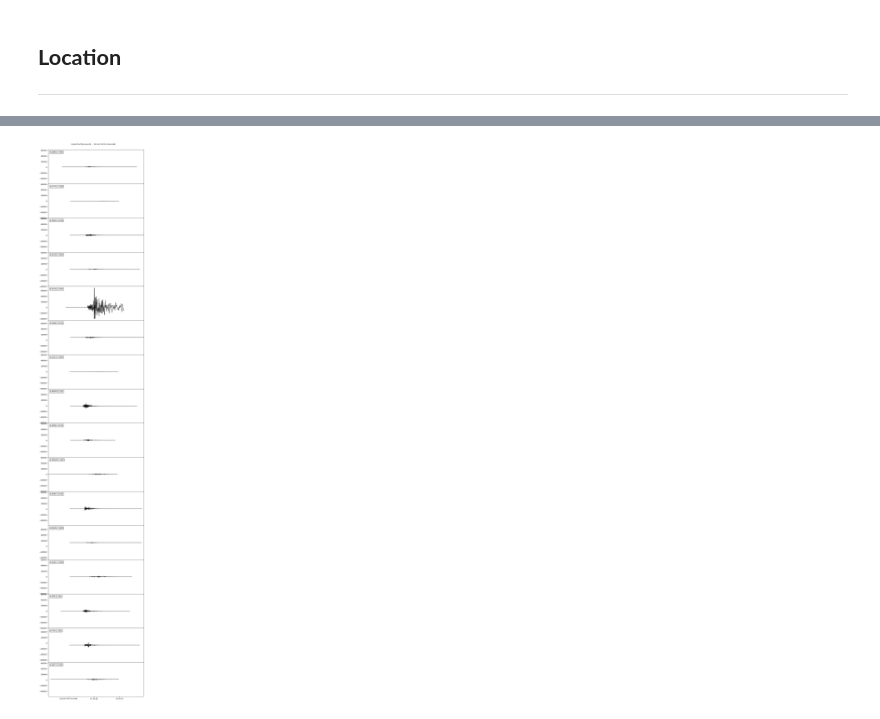
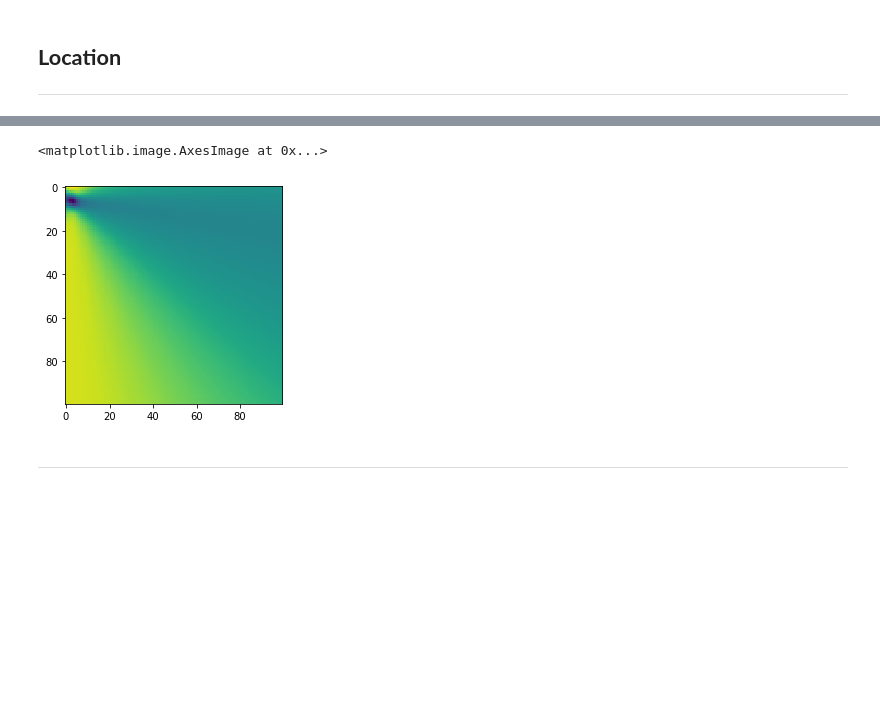
Before and after one commit to nivkeren/SeismoSpy, a Jupyter notebook: event_picker_locator.ipynb, the cells around one changed output, grey strips where cells are left out. Drawn from its saved outputs; the diff is of its cells as text; code cells hidden in the pictures; blank space fills up the shorter version.

```diff
--- a/event_picker_locator.ipynb
+++ b/event_picker_locator.ipynb
@@ -19,3 +38,5 @@ from cartopy.mpl.ticker import LongitudeFormatter, LatitudeFormatter
+# %%
+completed_idx = 0
 # %%
 AVG_EARTH_RADIUS_KM = 6371.0088
 
@@ -423,0 +454,8 @@ KeyError: 'tp'
+# %%
+j = i
+pairs = list(itertools.combinations(range(num_stations), 2))
+
+# for p in pairs:
+#     print(p)
+#     UTCDateTime(events_dfs[j].dropna(axis="index").iloc[p[0]]["tp"])
+tds = [UTCDateTime(event_data.iloc[p[0]]["tp"]) - UTCDateTime(event_data.iloc[p[1]]["tp"]) for p in pairs]
@@ -424,22 +465,29 @@ KeyError: 'tp'
 # %%
+wx = 100
+wy = 100
+
+#minX=0
+#minY=0
+
+# mean residual sum (storage for residuals)
+mrs = np.zeros((wx,wy))
 
 for y in range(wy):
     for x in range(wx):
+        gx = x * delta
+        gy = y * delta
 
-        gx= x*delta
-        gy= y*delta
+        tt = [np.sqrt((event_data.iloc[s]["x"] - gx)**2 + (event_data.iloc[s]["y"] - gy)**2 + (0 - depth)**2) / vp for s in range(num_stations)]
+#         for s in range(num_stations):
+#             tt[s]= np.sqrt((px[s] - gx)**2 + (py[s] - gy)**2 + (0-depth)**2) / vp
 
-        tt= [0 for i in range(aos)]
-        for s in range(aos):
-            tt[s]= np.sqrt( (px[s]-gx)**2 + (py[s]-gy)**2 + (0-depth)**2) / vp
+        rSum = np.abs([(tt[ci[0]] - tt[ci[1]]) - td for ci, td in zip(pairs, tds)]).sum()
+#         for ci in range(len(pairs)):
 
-        rSum=0
-        for ci in range(aoc):
-
-            #CONSTRAINTS (ci): thickness of constraints
-            #if np.abs((tt[i[ci][0]] - tt[i[ci][1]]) - c[ci]) < 0.1: rSum+=1
-            #RESIDUA
-            rSum+= np.abs((tt[i[ci][0]] - tt[i[ci][1]]) - c[ci]);
+#             #CONSTRAINTS (ci): thickness of constraints
+#             #if np.abs((tt[i[ci][0]] - tt[i[ci][1]]) - c[ci]) < 0.1: rSum+=1
+#             #RESIDUA
+#             rSum+= np.abs((tt[ci[0]] - tt[ci[1]]) - c[ci]);
 
 
         mrs[y][x]= rSum
@@ -493,4 +494,7 @@ len(['MLDT', 'CVYN', 'MNHM', 'SHGL', 'ALMT', 'GLHS', 'ENGV', 'TVR', 'MGDL', 'SPR
-# %%
-fig = st.copy().select(channel="??Z").plot()
-# %% [output]
-[figure, removed]
+# %%
+plt.imshow(mrs)
+# %% [output]
+<matplotlib.image.AxesImage at 0x...>
+[figure, added]
+# %% [markdown]
+----
```
Also changed, not shown: parts of 25 cells of this notebook, 2 other files.
